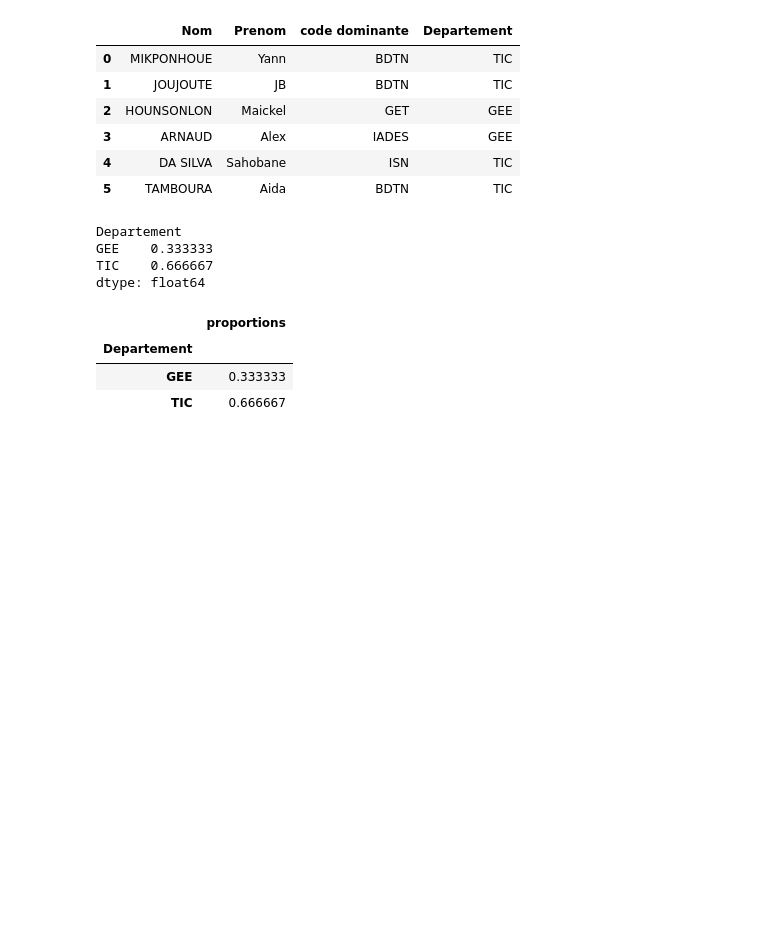
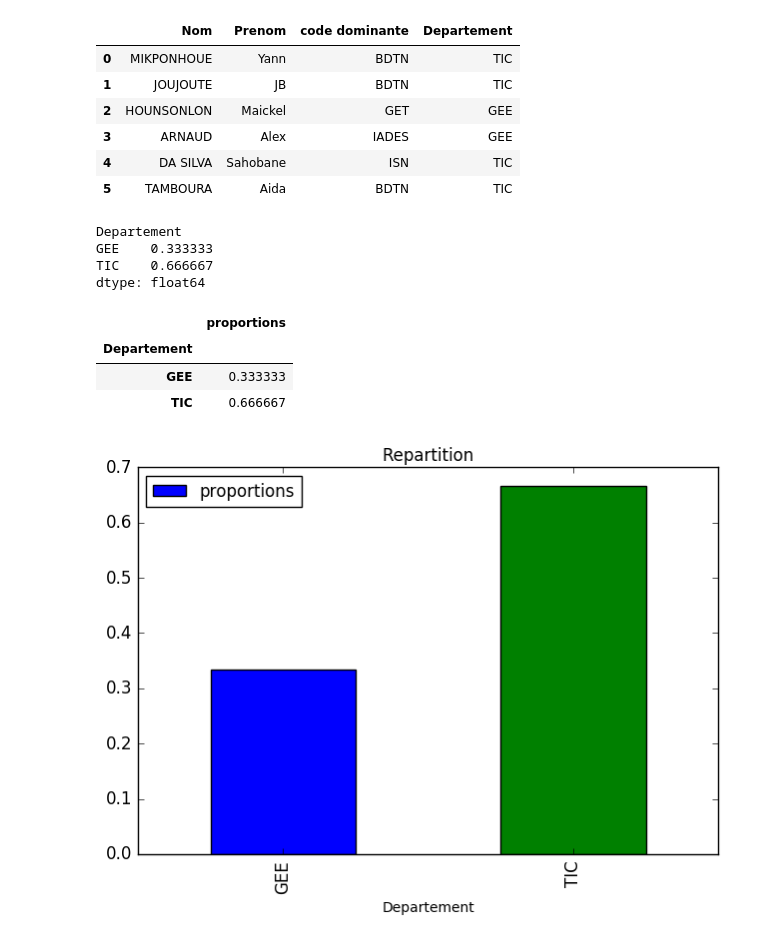
Before and after one commit to MIKPONHOUE/python-final1, a Jupyter notebook: ping.ipynb, the cells around one changed output. Cells and saved outputs as stored; diff of their text form; code cells hidden in the pictures; blank space fills up the shorter version.

```diff
--- a/ping.ipynb
+++ b/ping.ipynb
@@ -82,0 +74,4 @@ df3.to_csv('oui')
+# %%
+ax = df3.plot(kind='bar', title ="Repartition",figsize=(7.5,5),legend=True,color = ['blue','green'], fontsize=12)
+# %% [output]
+[figure, added]
```
Also changed, not shown: parts of 10 cells of this notebook.
